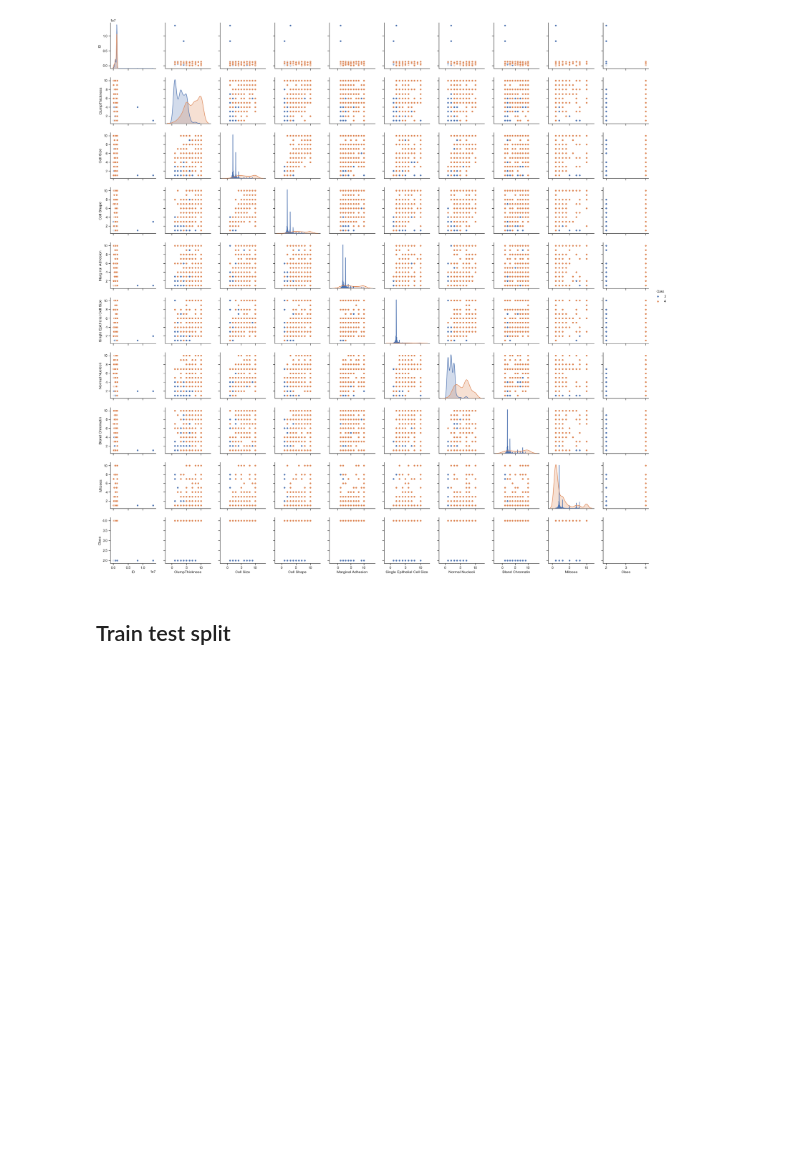
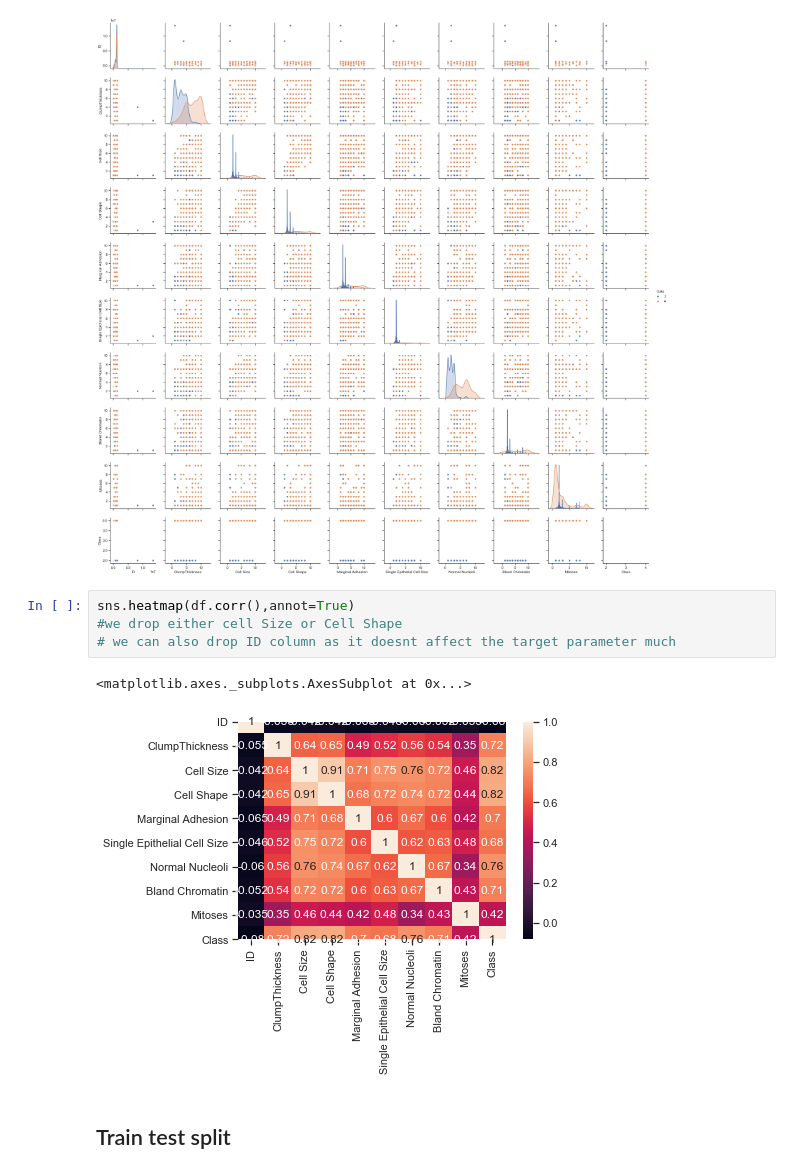
Before and after one commit to muksjb/AIML_Projects, a Jupyter notebook: R2_Internal_Lab_Questions.ipynb, the cells around one changed output. Drawn from its saved outputs; the diff is of its cells as text; blank space fills up the shorter version.

```diff
--- a/R2_Internal_Lab_Questions.ipynb
+++ b/R2_Internal_Lab_Questions.ipynb
@@ -383,6 +383,13 @@ sns.pairplot(df, hue="Class")
 # %% [output]
 <seaborn.axisgrid.PairGrid at 0x...>
 [figure]
+# %%
+sns.heatmap(df.corr(),annot=True)
+#we drop either cell Size or Cell Shape
+# we can also drop ID column as it doesnt affect the target parameter much
+# %% [output]
+<matplotlib.axes._subplots.AxesSubplot at 0x...>
+[figure, added]
 # %% [markdown]
 ## Train test split
 # %% [markdown]
```
